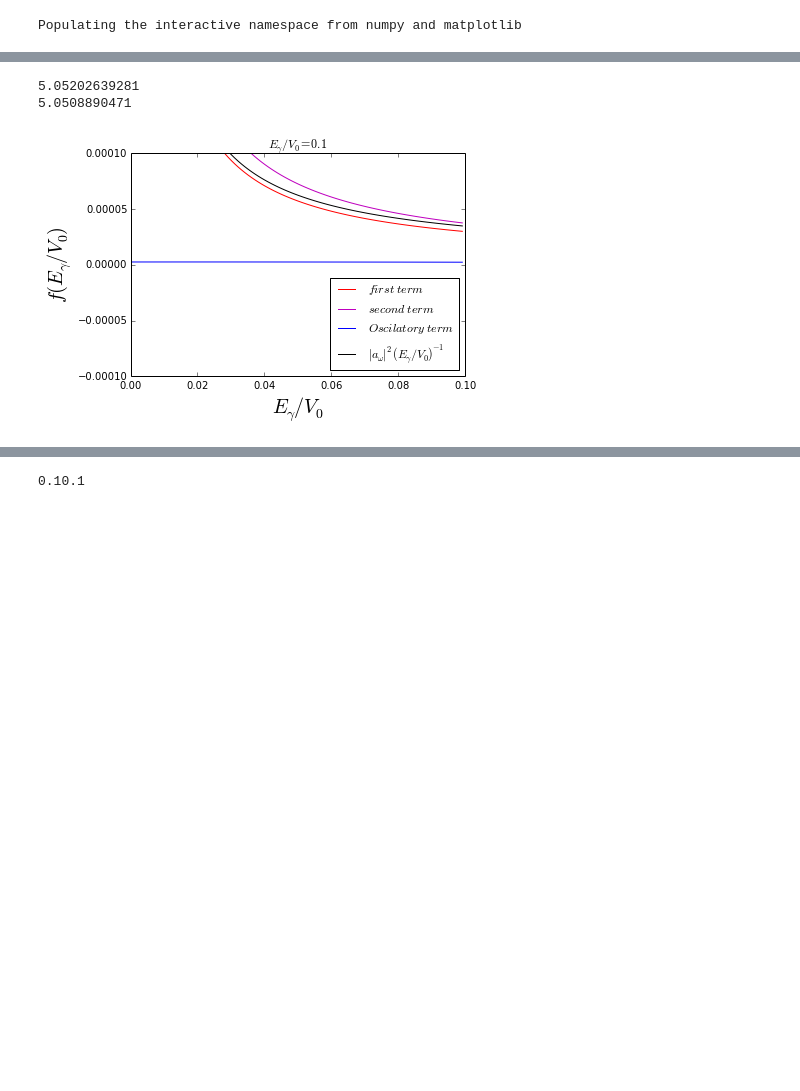
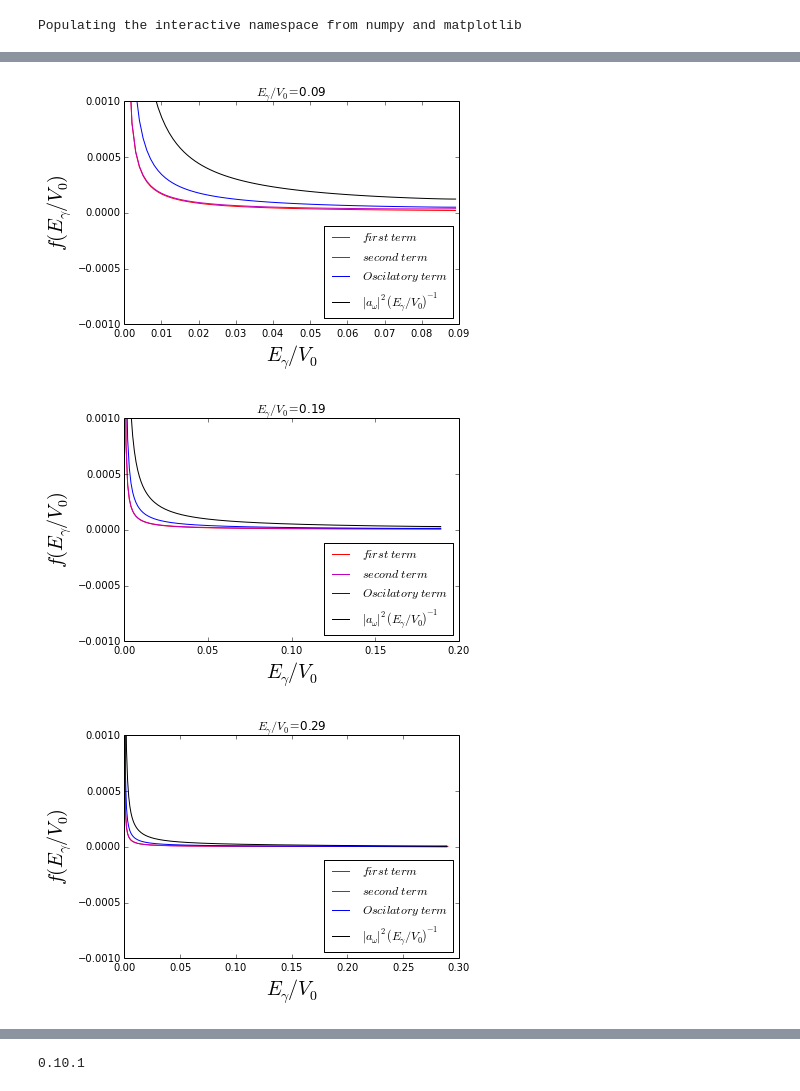
Before and after one commit to daniel-lozano/Thesis, a Jupyter notebook: funciones 2 (Bremsshtralung antes ).ipynb, the cells around one changed output, grey strips where cells are left out. Drawn from its saved outputs; the diff is of its cells as text; code cells hidden in the pictures; blank space fills up the shorter version.

```diff
--- a/funciones 2 (Bremsshtralung antes ).ipynb
+++ b/funciones 2 (Bremsshtralung antes ).ipynb
@@ -47,41 +9,41 @@ print max(Egamma1)
 # %%
 Dt=0
 # %%
-a1=[]
-a2=[]
-a3=[]
-A=[]
-X1=0.1 # Ee/Vo
+a=0.01
+
+for k in range(10):
+    X1=0.1*k+0.09
+
+    a1=[]
+    a2=[]
+    a3=[]
+    A=[]
+    Egamma1=[]
+
+    for i in range(10000):
+        if(i*0.001<X1): #cota maxima de la energia de Egamma es X1
+            Egamma1.append(i*0.001+0.0001)
+
+    for i in range(len(Egamma1)):
+        Dt=a*sqrt(M/(2*1-2*X1+2*Egamma1[i]))
+        a1.append( ( (  sqrt(2*(1-X1+Egamma1[i])/M)   -   sqrt(2*X1/M)      )**2 )/Egamma1[i])
+        a2.append( ((  sqrt(2*(X1-Egamma1[i])/M)   -     sqrt(2*(1-X1)/M)  )**2 )/Egamma1[i])
+        a3.append( abs(2*(sqrt(2*(1-X1+Egamma1[i])/M)   -  sqrt(2*X1/M))*(sqrt(2*(X1-Egamma1[i])/M)   - sqrt(2*(1-X1)/M)))*cos(Egamma1[i]*Dt)/Egamma1[i]  )
+        A.append(a1[i]+a3[i]+a3[i])
 
 
-
-Egamma1=[]
-
-for i in range(10000):
-    if(i*0.001<X1): #cota maxima de la energia de Egamma es X1
-        Egamma1.append(i*0.001+0.0001)
-
-for i in range(len(Egamma1)):
-    Dt=a*sqrt(M/(2*1-2*X1+2*Egamma1[i]))
-    a1.append((2/Egamma1[i]+2-sqrt(4*X1*((1-X1)/Egamma1[i]**2)+1/Egamma1[i]))/M)
-    a2.append((4/Egamma1[i]-4*X1/Egamma1[i]+2-sqrt(4*(1-X1)*((1-X1)/Egamma1[i]**2+1/Egamma1[i])))/M) #
-    a3.append((2/M)*cos(Egamma1[i]*Dt)*abs(2*((1-X1)/Egamma1[i]+1)+sqrt(4*X1*(1-X1)/Egamma1[i]**2)-(sqrt(1-X1)+sqrt(X1))*sqrt(4*(1/Egamma1[i] + (1-X1)/Egamma1[i]**2))  ))
-    A.append(a1[i]+a3[i]+(a3[i]))
-    #print len(A),len(a1),len(a2),len(a3),len(Egamma1)
-
-plot(Egamma1,a1,"r",label="$ first\  term\ $")
-plot(Egamma1,a2,"m",label="$ second\ term\ $")
-plot(Egamma1,a3,"b-",label="$ Oscilatory\ term\ $")
-plot(Egamma1,A,"k-",label="$|a_{\omega}|^{2}(E_{\gamma}/V_{0})^{-1}$")
-xlabel("$ E_{\gamma}/V_{0} $",size=20)
-ylabel("$ f(E_{\gamma}/V_{0}) $",size=20)
-title("$ E_{\gamma}/V_{0}=0.1$")
-ylim(-0.0001,0.0001)#ylim(-2,2)
-legend(loc=4)
-
-print Dt
-print a*sqrt(M/(2*1-X1+max(Egamma1)))
+        #print len(A),len(a1),len(a2),len(a3),len(Egamma1)
+    plt.show()
+    plot(Egamma1,a1,"r",label="$ first\  term\ $")
+    plot(Egamma1,a2,"m",label="$ second\ term\ $")
+    plot(Egamma1,a3,"b-",label="$ Oscilatory\ term\ $")
+    plot(Egamma1,A,"k-",label="$|a_{\omega}|^{2}(E_{\gamma}/V_{0})^{-1}$")
+    xlabel("$ E_{\gamma}/V_{0} $",size=20)
+    ylabel("$ f(E_{\gamma}/V_{0}) $",size=20)
+    title("$ E_{\gamma}/V_{0}= $"+str(X1))
+    ylim(-0.001,0.001)#ylim(-2,2)
+    legend(loc=4)
 # %% [output]
-5.05202639281
-5.0508890471
-[figure, old version]
+[figure, new version]
+[figure, added]
+[figure, added]
```
Also changed, not shown: parts of 3 cells of this notebook, 1 other file.
